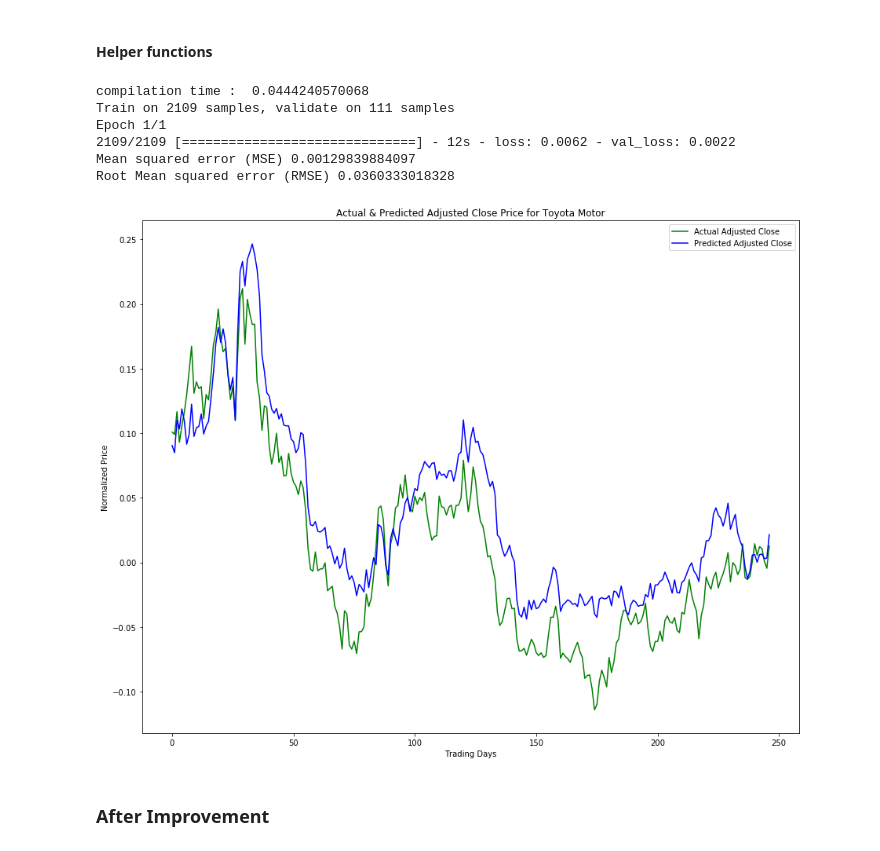
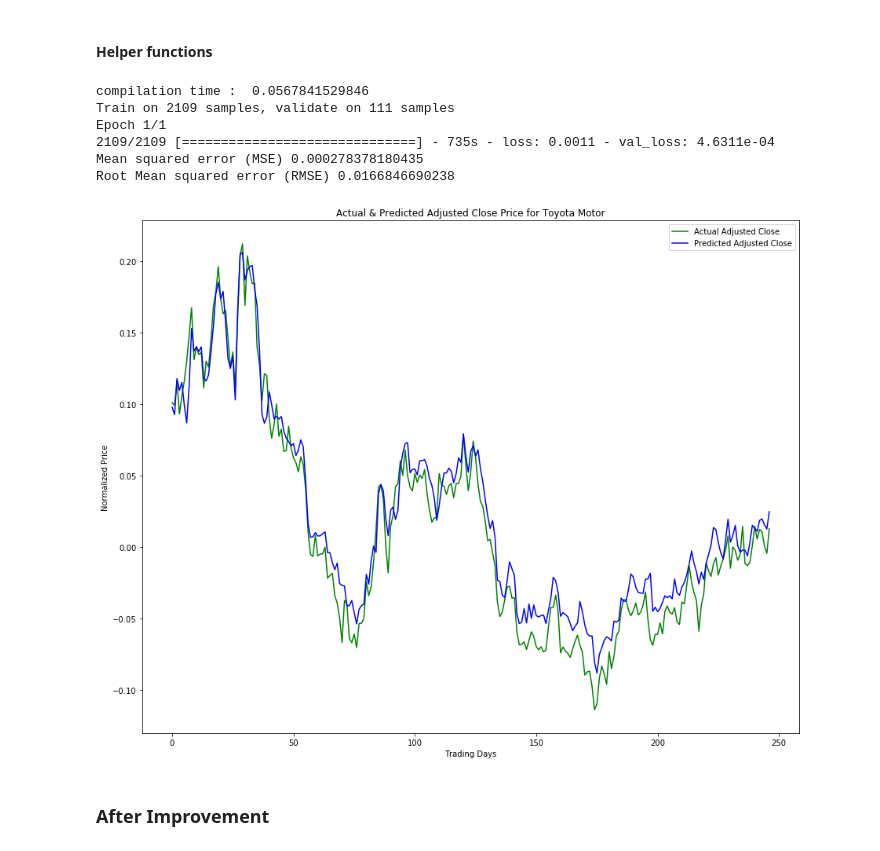
Before and after one commit to yhagio/stock_price_predictor, a Jupyter notebook: stock_price_predictor.ipynb, the cells around one changed output. Cells and saved outputs as stored; diff of their text form; code cells hidden in the pictures.

```diff
--- a/stock_price_predictor.ipynb
+++ b/stock_price_predictor.ipynb
@@ -153,5 +149,15 @@ X_train_, y_train_, X_test_, y_test_ = load_data(adj_closes, 50, True)
 # %%
 # LSTM Model
+
+batch_size = 1
+nb_epoch = 1
+seq_len = 50
+loss='mean_squared_error'
+optimizer = 'rmsprop'
+
+# Get Adjusted Close price and split the data
+adj_closes = load_adj_close()
+X_train_, y_train_, X_test_, y_test_ = load_data(adj_closes, seq_len, True)
 
 # Build Model
 model = Sequential()
@@ -172,48 +178,48 @@ model.add(Dense(
 model.add(Activation('linear'))
 
 start = time.time()
-model.compile(loss='mse', optimizer='rmsprop')
+model.compile(loss=loss, optimizer=optimizer)
 print 'compilation time : ', time.time() - start
 
 #Train the model
 model.fit(
     X_train_,
     y_train_,
-    batch_size=512,
-    nb_epoch=1,
+    batch_size=batch_size,
+    nb_epoch=nb_epoch,
     validation_split=0.05)
 
 
 testPredict = model.predict(X_test_, batch_size=batch_size)
 score = model.evaluate(X_test_, y_test_, batch_size=batch_size, verbose=0)
 
 print 'Mean squared error (MSE)', score
 print 'Root Mean squared error (RMSE)', math.sqrt(score)
 
 # Set up plot
 fig = plt.figure()
 ax = fig.add_subplot(111)
 
 # Add labels
 plt.ylabel('Normalized Price')
 plt.xlabel('Trading Days')
 
 # Plot actual and predicted close values
 plt.plot(y_test_,'g', label='Actual Adjusted Close')
 plt.plot(testPredict, 'b', label='Predicted Adjusted Close')
 
 # Set title
 ax.set_title('Actual & Predicted Adjusted Close Price for Toyota Motor')
 ax.legend(loc='upper right')
 
 plt.show()
 # %% [output]
-compilation time :  0.0444240570068
+compilation time :  0.0567841529846
 Train on 2109 samples, validate on 111 samples
 Epoch 1/1
-2109/2109 [==============================] - 12s - loss: 0.0062 - val_loss: 0.0022
-Mean squared error (MSE) 0.00129839884097
-Root Mean squared error (RMSE) 0.0360333018328
+2109/2109 [==============================] - 735s - loss: 0.0011 - val_loss: 4.6311e-04
+Mean squared error (MSE) 0.000278378180435
+Root Mean squared error (RMSE) 0.0166846690238
-[figure, old version]
+[figure, new version]
 # %% [markdown]
 ### After Improvement
```
Also changed, not shown: parts of 2 cells of this notebook, 1 other file.
